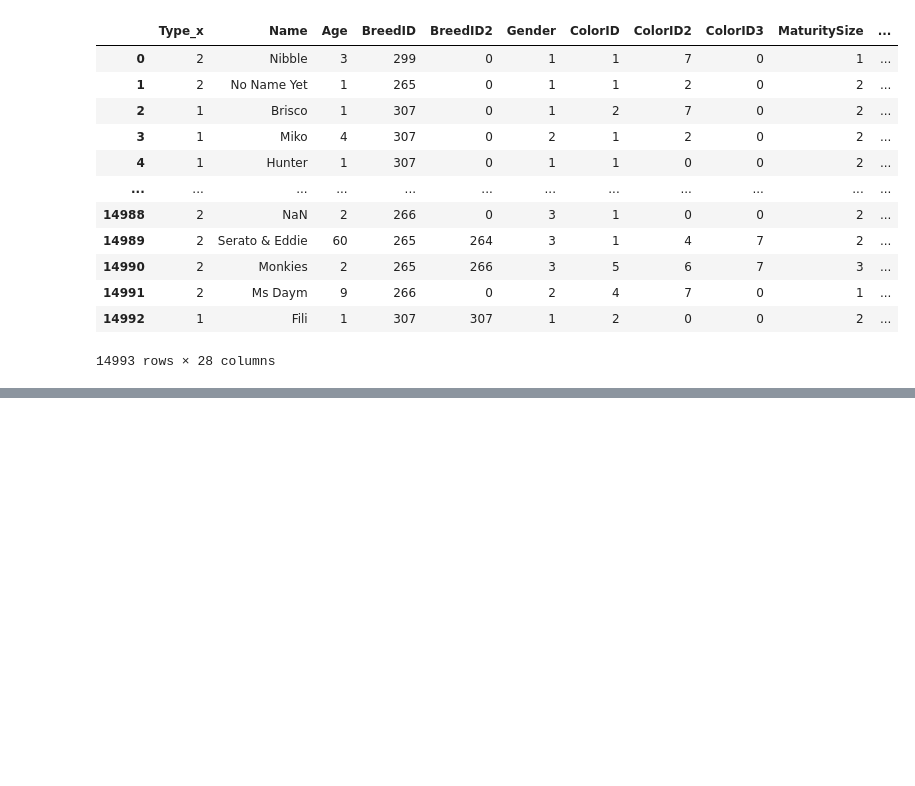
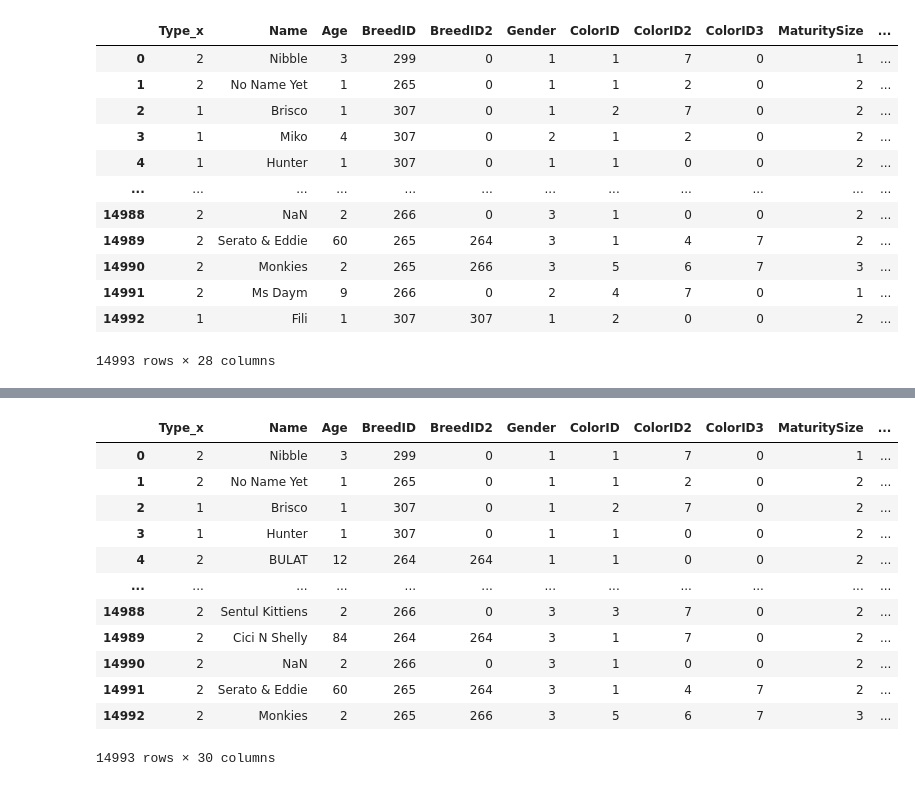
Before and after one commit to medinachuck/pet_adoption_app, a Jupyter notebook: Malaysia_Tableau.ipynb, the cells around one changed output, grey strips where cells are left out. Saved outputs shown, nothing was run; the diff lists cells and outputs as text; code cells hidden in the pictures; blank space fills up the shorter version.

Commit message:
Update Tableau

```diff
--- a/Malaysia_Tableau.ipynb
+++ b/Malaysia_Tableau.ipynb
@@ -206,3 +206,10 @@ df_train_data
 | 14991 | 2 | Ms Daym | 9 | 266 | 0 | 2 | 4 | 7 | 0 | 1 | ... |
 | 14992 | 1 | Fili | 1 | 307 | 307 | 1 | 2 | 0 | 0 | 2 | ... |
 14993 rows × 28 columns
+# %%
+df_country = pd.DataFrame(
+    {"StateName": ["Johor", "Kedah", "Kelantan", "Kuala Lumpur", "Labuan", "Melaka", "Negeri Sembilan", "Pahang", "Perak", "Perlis", "Pulau Pinang", "Sabah", "Sarawak", "Selangor", "Terengganu"],
+     "Country": ["Malaysia", "Malaysia", "Malaysia", "Malaysia", "Malaysia", "Malaysia","Malaysia", "Malaysia", "Malaysia", "Malaysia", "Malaysia", "Malaysia", "Malaysia", "Malaysia", "Malaysia"]
+     })
+
+df_country
@@ -209 +233,32 @@ df_train_data
+# %%
+df_train_data = pd.merge(df_train_data, df_country, on="StateName", how="left")
+# %%
+# Gender - Gender of pet (1 = Male, 2 = Female, 3 = Mixed, if profile represents group of pets)
+# df['year']=df['year'].astype(int)
+
+df_gender = pd.DataFrame(
+    {"Gender": ["1", "2", "3"],
+     "GenderofPet": ["Male", "Female", "Mixed"]
+     })
+
+df_gender['Gender']= df_gender['Gender'].astype(str)
+df_train_data['Gender']= df_train_data['Gender'].astype(str)
+# %%
+df_train_data = pd.merge(df_train_data, df_gender, on="Gender", how="right")
+# %%
+df_train_data
+# %% [output]
+|  | Type_x | Name | Age | BreedID | BreedID2 | Gender | ColorID | ColorID2 | ColorID3 | MaturitySize | ... |
+| 0 | 2 | Nibble | 3 | 299 | 0 | 1 | 1 | 7 | 0 | 1 | ... |
+| 1 | 2 | No Name Yet | 1 | 265 | 0 | 1 | 1 | 2 | 0 | 2 | ... |
+| 2 | 1 | Brisco | 1 | 307 | 0 | 1 | 2 | 7 | 0 | 2 | ... |
+| 3 | 1 | Hunter | 1 | 307 | 0 | 1 | 1 | 0 | 0 | 2 | ... |
+| 4 | 2 | BULAT | 12 | 264 | 264 | 1 | 1 | 0 | 0 | 2 | ... |
+| ... | ... | ... | ... | ... | ... | ... | ... | ... | ... | ... | ... |
+| 14988 | 2 | Sentul Kittiens | 2 | 266 | 0 | 3 | 3 | 7 | 0 | 2 | ... |
+| 14989 | 2 | Cici N Shelly | 84 | 264 | 264 | 3 | 1 | 7 | 0 | 2 | ... |
+| 14990 | 2 | NaN | 2 | 266 | 0 | 3 | 1 | 0 | 0 | 2 | ... |
+| 14991 | 2 | Serato & Eddie | 60 | 265 | 264 | 3 | 1 | 4 | 7 | 2 | ... |
+| 14992 | 2 | Monkies | 2 | 265 | 266 | 3 | 5 | 6 | 7 | 3 | ... |
+14993 rows × 30 columns
 # %%
```
Also changed, not shown: parts of 2 cells of this notebook, 6 other files.
